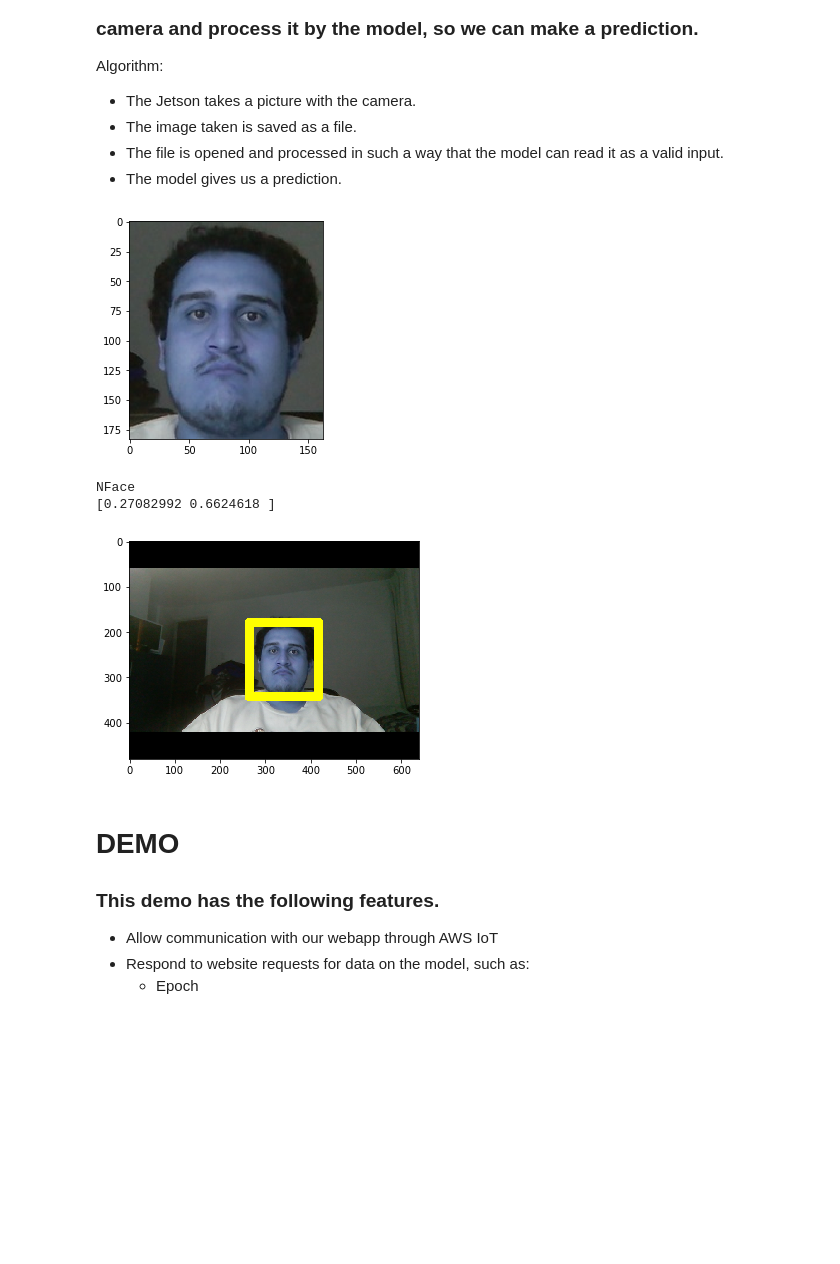
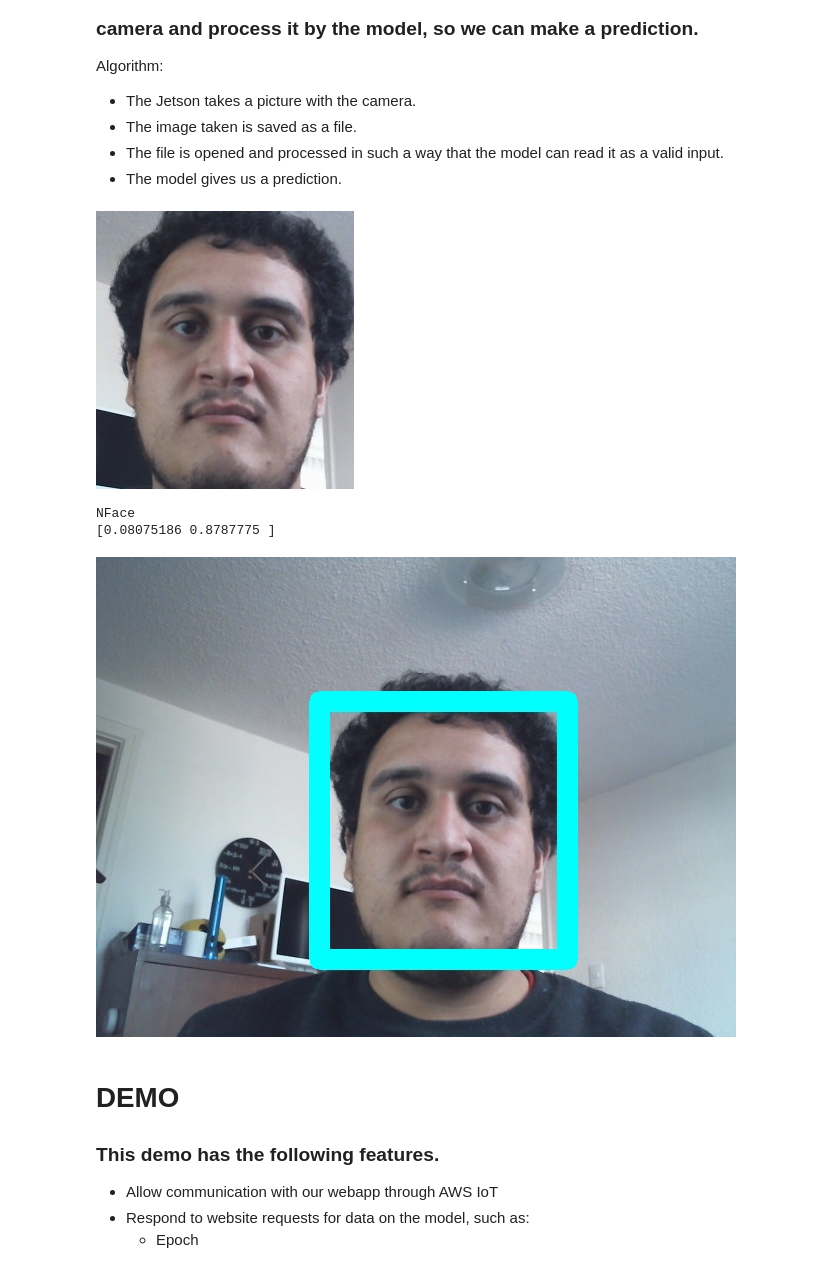
Before and after one commit to altaga/Anaphylactic-Skin-Reaction-Detection-during-Chemotherapy, a Jupyter notebook: Jupyter Notebook/Anaphylactic Skin Reaction Detection during Chemotherapy.ipynb, the cells around one changed output. Saved outputs shown, nothing was run; the diff lists cells and outputs as text; code cells hidden in the pictures; blank space fills up the shorter version.

```diff
--- a/Jupyter Notebook/Anaphylactic Skin Reaction Detection during Chemotherapy.ipynb
+++ b/Jupyter Notebook/Anaphylactic Skin Reaction Detection during Chemotherapy.ipynb
@@ -436,41 +436,40 @@ IMG_WIDTH = IMG_HEIGHT
 
 def prepare(filepath):
     img_array = cv2.imread(filepath)
     new_array = cv2.resize(img_array, (IMG_HEIGHT, IMG_WIDTH))
     new_array = new_array.astype('float32')/255
     return new_array.reshape(-1, IMG_HEIGHT, IMG_WIDTH, 3)
 
-model = load_model("Av2.models")
+model = load_model("Av3.models")
 
 face_cascade = cv2.CascadeClassifier('Haar/haarcascade_frontalface_default.xml')
 capture = cv2.VideoCapture(0)
 
 reg, webcamFrame = capture.read()
 grayImage = cv2.cvtColor(webcamFrame, cv2.COLOR_BGR2GRAY)
 
 faces = face_cascade.detectMultiScale(grayImage, 1.3, 5)
 
 for (x,y,w,h) in faces:
     crop_img = webcamFrame[y-25:y+h+25, x-15:x+w+15]
     cv2.imwrite("input.jpg", crop_img)
     cv2.rectangle(webcamFrame,(x-10,y-10),(x+w+10,y+h+20),(255,255,0),20)
+    cv2.imwrite("display.jpg", webcamFrame)
     roi_gray = grayImage[y:y+h, x:x+w]
     roi_color = webcamFrame[y:y+h, x:x+w]
     prediction = model.predict([prepare('input.jpg')])
-    img_array = cv2.imread('input.jpg')  # convert to array
-    plt.imshow(img_array)  # graph it
-    plt.show()  # display!
+    display.display(Image.open(str('input.jpg')))
     print(CATEGORIES[np.argmax(prediction[0])])
     print(prediction[0])
-    plt.imshow(webcamFrame)
+    display.display(Image.open(str('display.jpg')))
 
 capture.release()
 cv2.destroyAllWindows()
 # %% [output]
-[figure, old version]
+[figure, new version]
 NFace
-[0.27082992 0.6624618 ]
+[0.08075186 0.8787775 ]
-[figure, old version]
+[figure, new version]
 # %% [markdown]
 # DEMO
 
```
Also changed, not shown: parts of 13 cells of this notebook.
